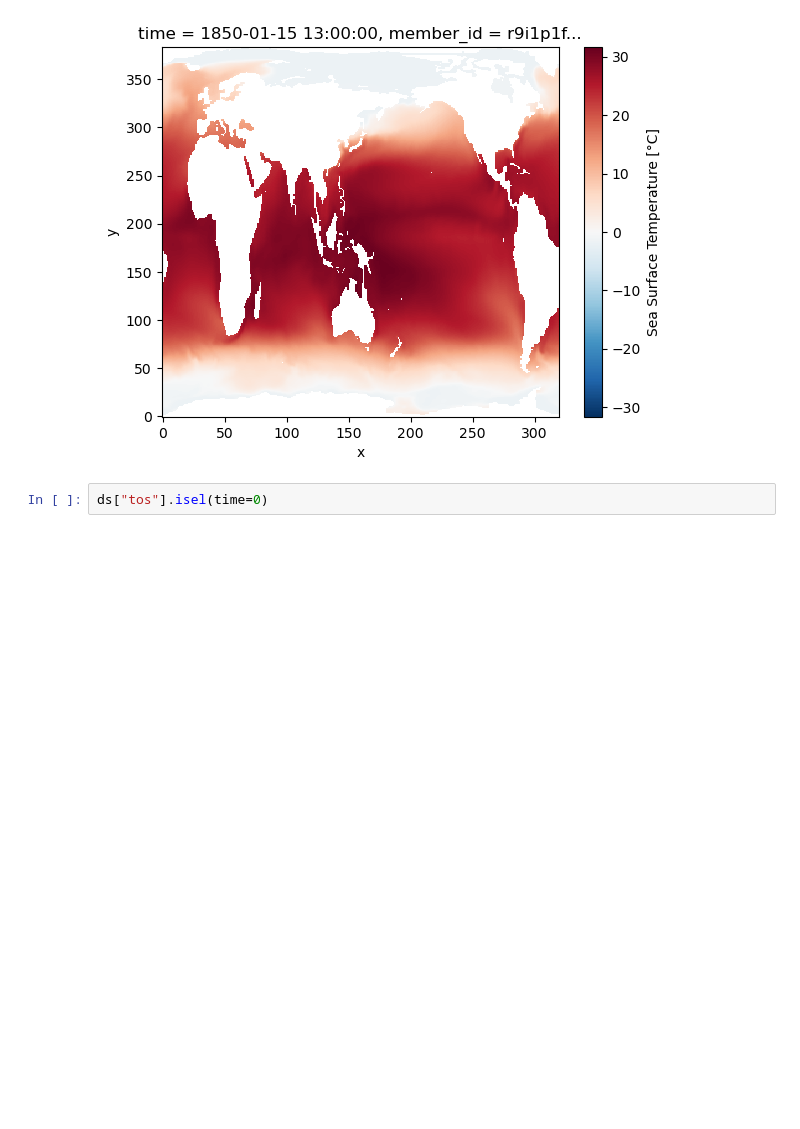
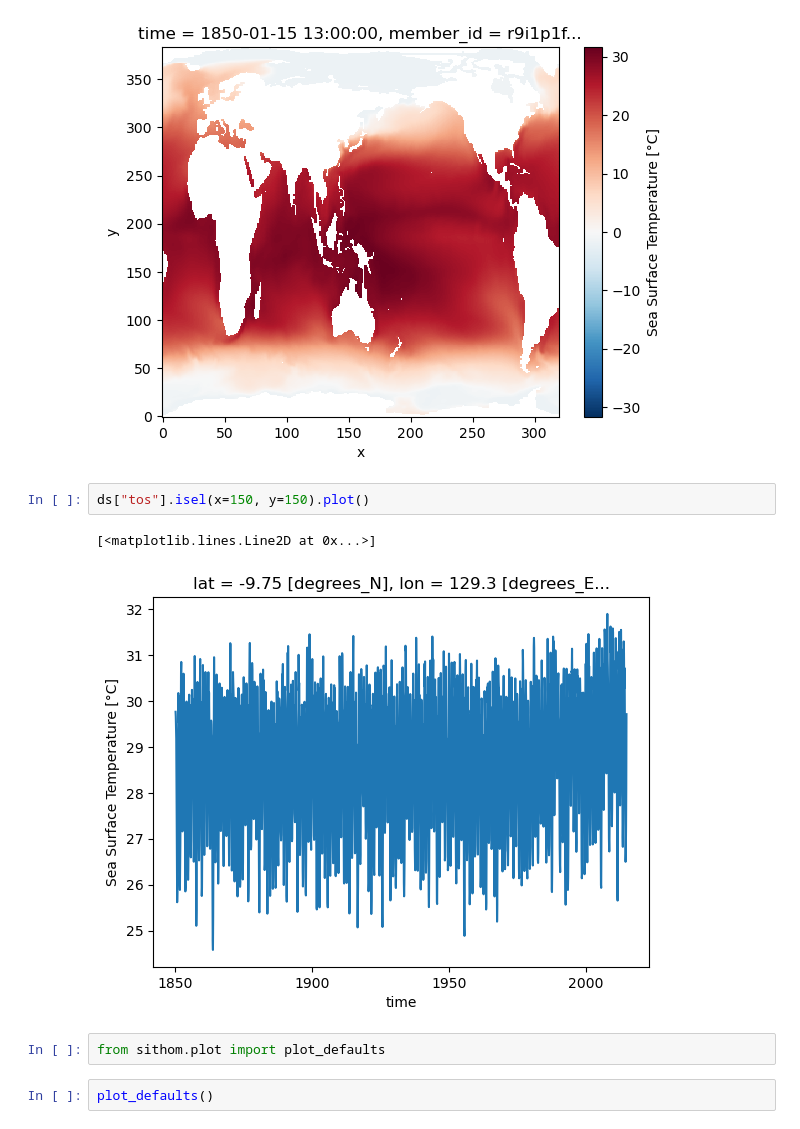
Before and after one commit to sdat2/PotentialHeight, a Jupyter notebook: ipynb/04-09-cmip6.ipynb, the cells around one changed output. Saved outputs shown, nothing was run; the diff lists cells and outputs as text; blank space fills up the shorter version.

```diff
--- a/ipynb/04-09-cmip6.ipynb
+++ b/ipynb/04-09-cmip6.ipynb
@@ -57,4 +57,11 @@ ds["tos"].isel(time=0).plot()
 <matplotlib.collections.QuadMesh at 0x...>
 [figure]
 # %%
-ds["tos"].isel(time=0)
+ds["tos"].isel(x=150, y=150).plot()
+# %% [output]
+[<matplotlib.lines.Line2D at 0x...>]
+[figure, added]
+# %%
+from sithom.plot import plot_defaults
+# %%
+plot_defaults()
```
Also changed, not shown: parts of 5 cells of this notebook, 1 other file.
